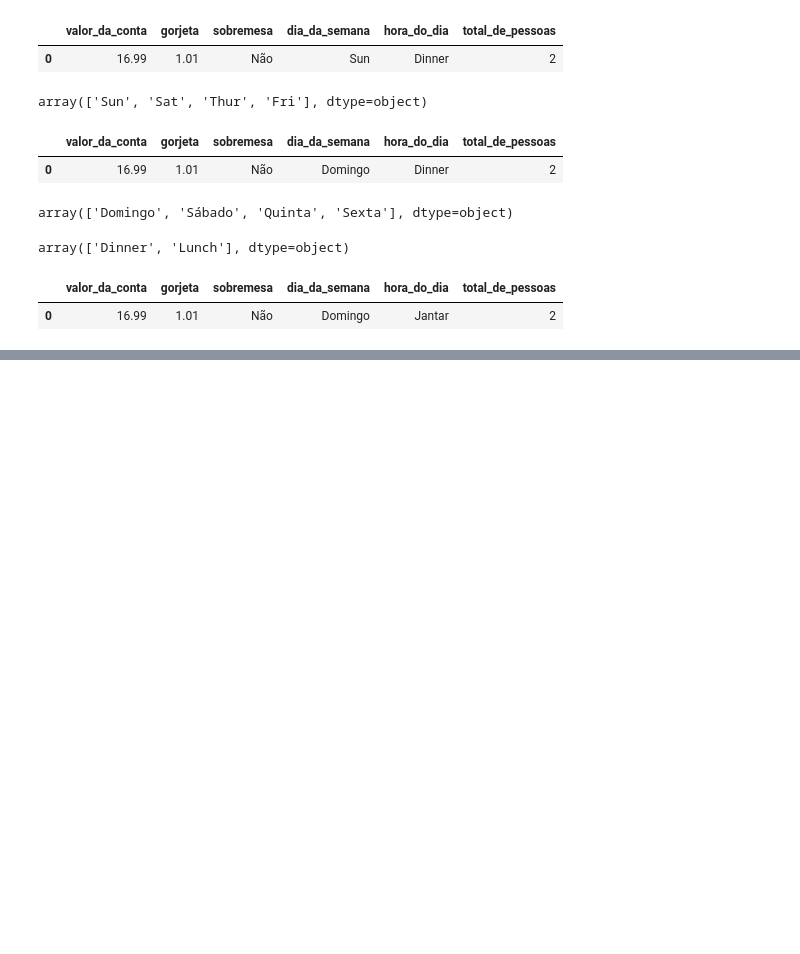
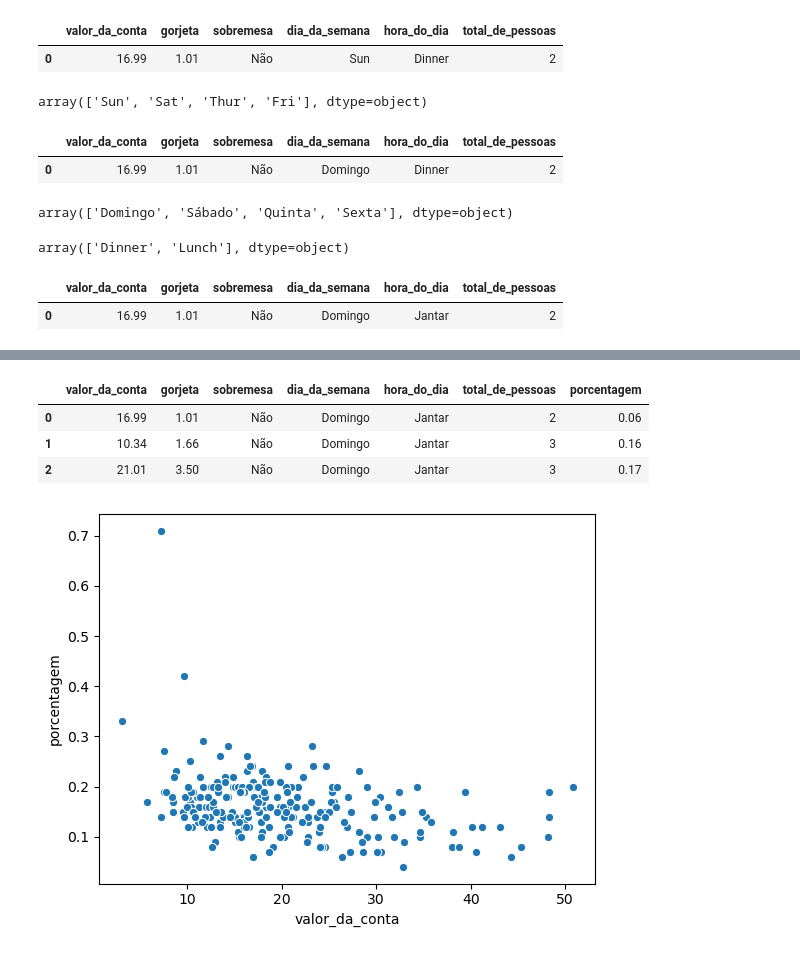
Before and after one commit to shylds/curso_python_ciencias_de_dados, a Jupyter notebook: Projetos Python/4.Curso de-Data Visualization: explorando com Seaborn/EAD-Gorjetas.ipynb, the cells around one changed output, grey strips where cells are left out. Saved outputs shown, nothing was run; the diff lists cells and outputs as text; code cells hidden in the pictures; blank space fills up the shorter version.

```diff
--- a/Projetos Python/4.Curso de-Data Visualization: explorando com Seaborn/EAD-Gorjetas.ipynb
+++ b/Projetos Python/4.Curso de-Data Visualization: explorando com Seaborn/EAD-Gorjetas.ipynb
@@ -172,0 +248,2 @@ gorjetas.head(1)
+# %%
+gorjetas['porcentagem'] = gorjetas['gorjeta'] / gorjetas['valor_da_conta']
@@ -172,0 +259,13 @@ gorjetas.head(1)
+# %%
+gorjetas.porcentagem = gorjetas.porcentagem.round(2) #usar só 2 campos após a virgula
+# %%
+gorjetas.head(3)
+# %% [output]
+|  | valor_da_conta | gorjeta | sobremesa | dia_da_semana | hora_do_dia | total_de_pessoas | porcentagem |
+| 0 | 16.99 | 1.01 | Não | Domingo | Jantar | 2 | 0.06 |
+| 1 | 10.34 | 1.66 | Não | Domingo | Jantar | 3 | 0.16 |
+| 2 | 21.01 | 3.50 | Não | Domingo | Jantar | 3 | 0.17 |
+# %%
+porcentagem_conta = sns.scatterplot(x='valor_da_conta', y='porcentagem', data = gorjetas)
+# %% [output]
+[figure, added]
```
Also changed, not shown: parts of 16 cells of this notebook, 1 other file.
